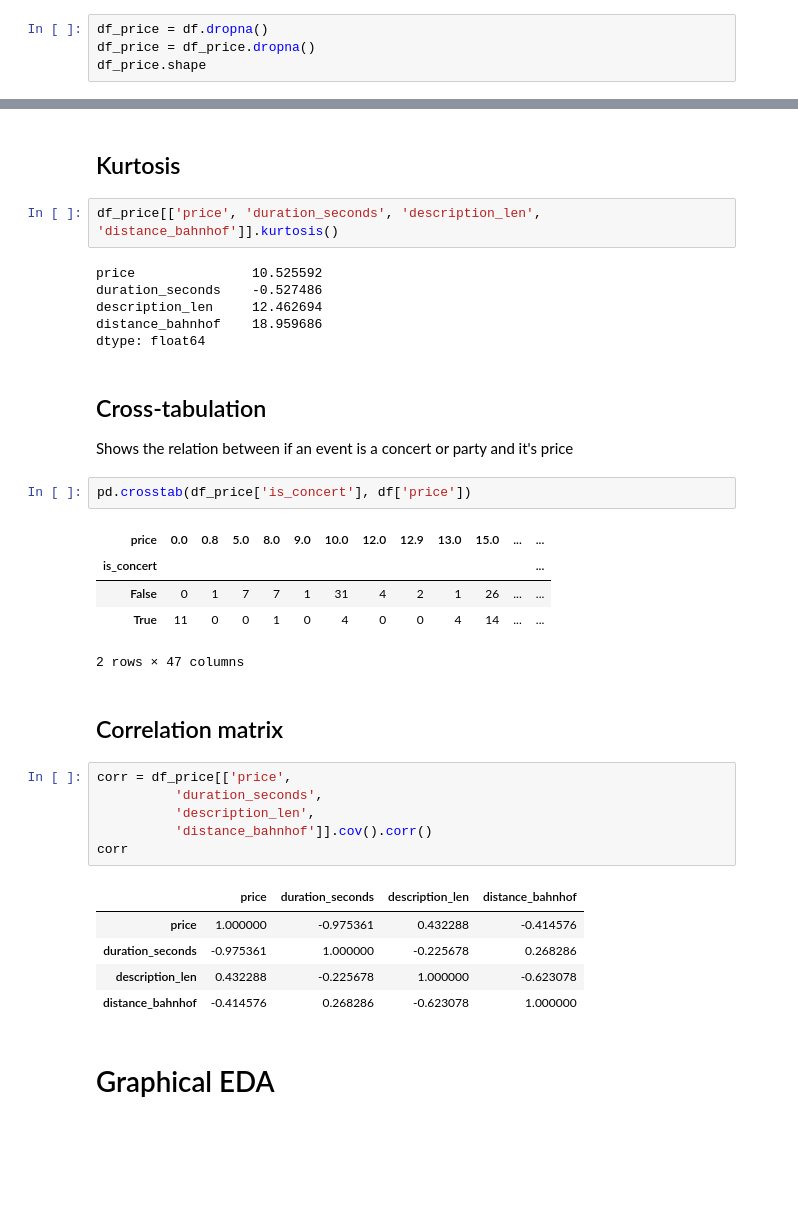
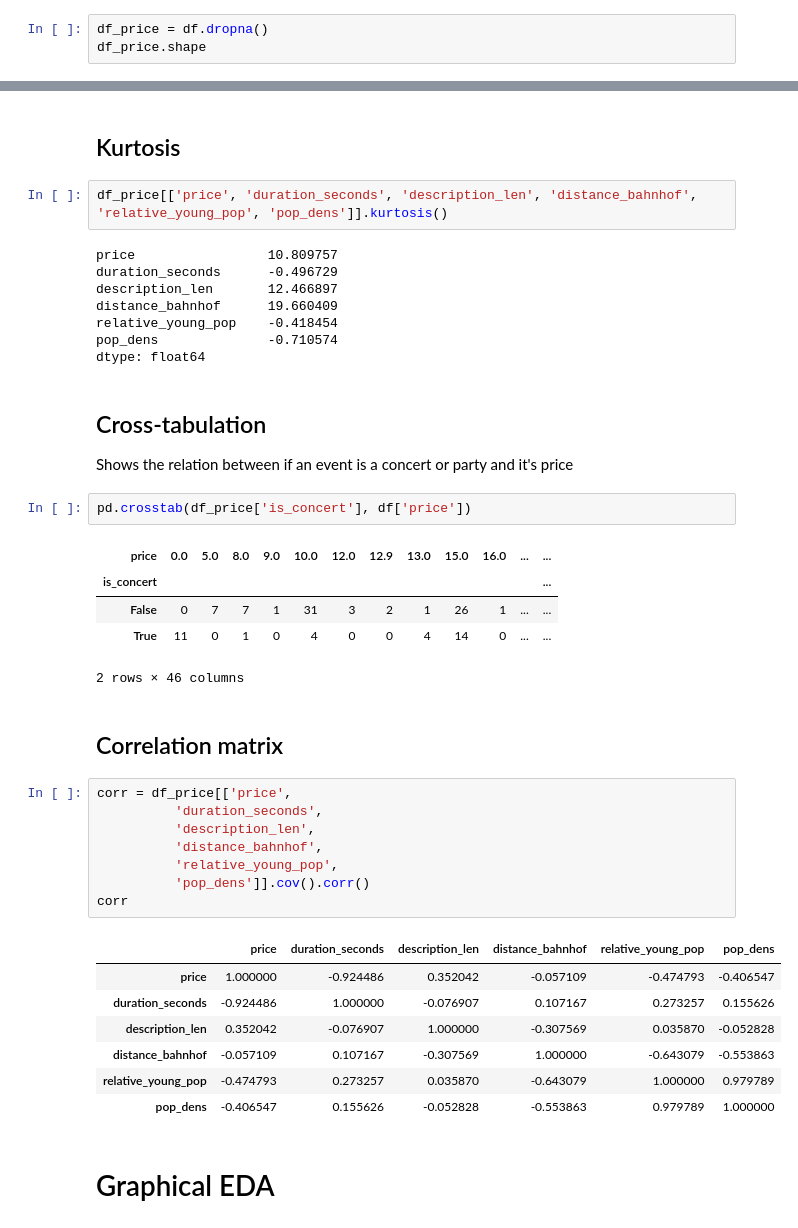
Before and after one commit to looiic/data_analytics, a Jupyter notebook: Projekt/EDA.ipynb, the cells around one changed output, grey strips where cells are left out. Saved outputs shown, nothing was run; the diff lists cells and outputs as text; blank space fills up the shorter version.

```diff
--- a/Projekt/EDA.ipynb
+++ b/Projekt/EDA.ipynb
@@ -28,6 +29,5 @@ df.shape
 ## Shape of data that has no missing value (so it has a price and duration)
 # %%
 df_price = df.dropna()
-df_price = df_price.dropna()
 df_price.shape
 # %% [output]
@@ -59,12 +61,14 @@ dtype: float64
 # %% [markdown]
 ## Kurtosis
 # %%
-df_price[['price', 'duration_seconds', 'description_len', 'distance_bahnhof']].kurtosis()
+df_price[['price', 'duration_seconds', 'description_len', 'distance_bahnhof', 'relative_young_pop', 'pop_dens']].kurtosis()
 # %% [output]
-price               10.525592
-duration_seconds    -0.527486
-description_len     12.462694
-distance_bahnhof    18.959686
+price                 10.809757
+duration_seconds      -0.496729
+description_len       12.466897
+distance_bahnhof      19.660409
+relative_young_pop    -0.418454
+pop_dens              -0.710574
 dtype: float64
 # %% [markdown]
 ## Cross-tabulation
@@ -72,25 +76,29 @@ Shows the relation between if an event is a concert or party and it's price
 # %%
 pd.crosstab(df_price['is_concert'], df['price'])
 # %% [output]
-| price | 0.0 | 0.8 | 5.0 | 8.0 | 9.0 | 10.0 | 12.0 | 12.9 | 13.0 | 15.0 | ... | ... |
+| price | 0.0 | 5.0 | 8.0 | 9.0 | 10.0 | 12.0 | 12.9 | 13.0 | 15.0 | 16.0 | ... | ... |
 | is_concert |  |  |  |  |  |  |  |  |  |  |  | ... |
-| False | 0 | 1 | 7 | 7 | 1 | 31 | 4 | 2 | 1 | 26 | ... | ... |
-| True | 11 | 0 | 0 | 1 | 0 | 4 | 0 | 0 | 4 | 14 | ... | ... |
+| False | 0 | 7 | 7 | 1 | 31 | 3 | 2 | 1 | 26 | 1 | ... | ... |
+| True | 11 | 0 | 1 | 0 | 4 | 0 | 0 | 4 | 14 | 0 | ... | ... |
-2 rows × 47 columns
+2 rows × 46 columns
 # %% [markdown]
 ## Correlation matrix
 # %%
 corr = df_price[['price',
           'duration_seconds',
           'description_len',
-          'distance_bahnhof']].cov().corr()
+          'distance_bahnhof',
+          'relative_young_pop',
+          'pop_dens']].cov().corr()
 corr
 # %% [output]
-|  | price | duration_seconds | description_len | distance_bahnhof |
-| price | 1.000000 | -0.975361 | 0.432288 | -0.414576 |
-| duration_seconds | -0.975361 | 1.000000 | -0.225678 | 0.268286 |
-| description_len | 0.432288 | -0.225678 | 1.000000 | -0.623078 |
-| distance_bahnhof | -0.414576 | 0.268286 | -0.623078 | 1.000000 |
+|  | price | duration_seconds | description_len | distance_bahnhof | relative_young_pop | pop_dens |
+| price | 1.000000 | -0.924486 | 0.352042 | -0.057109 | -0.474793 | -0.406547 |
+| duration_seconds | -0.924486 | 1.000000 | -0.076907 | 0.107167 | 0.273257 | 0.155626 |
+| description_len | 0.352042 | -0.076907 | 1.000000 | -0.307569 | 0.035870 | -0.052828 |
+| distance_bahnhof | -0.057109 | 0.107167 | -0.307569 | 1.000000 | -0.643079 | -0.553863 |
+| relative_young_pop | -0.474793 | 0.273257 | 0.035870 | -0.643079 | 1.000000 | 0.979789 |
+| pop_dens | -0.406547 | 0.155626 | -0.052828 | -0.553863 | 0.979789 | 1.000000 |
 # %% [markdown]
 # Graphical EDA
 # %% [markdown]
```
Also changed, not shown: parts of 8 cells of this notebook, 7 other files.
